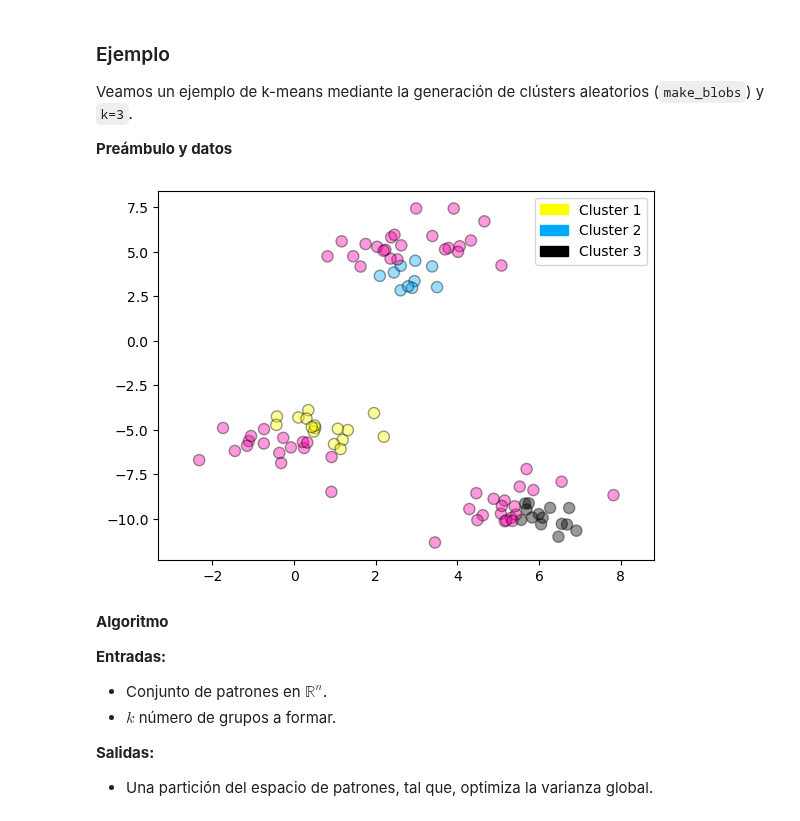
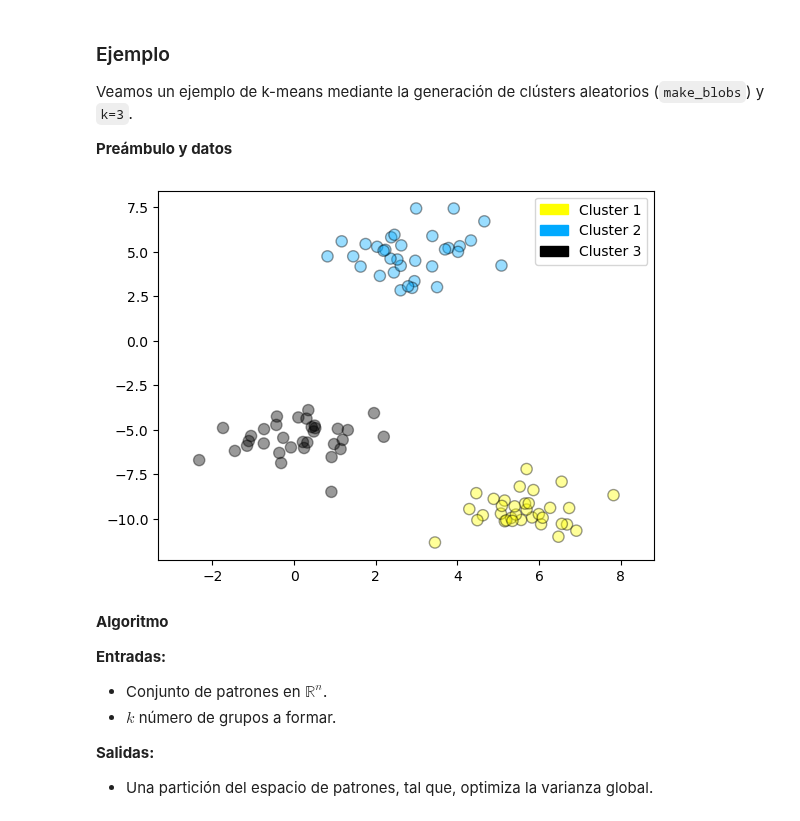
Before and after one commit to vmoprojs/MLPython, a Jupyter notebook: NoSupervizado.ipynb, the cells around one changed output. Cells and saved outputs as stored; diff of their text form; code cells hidden in the pictures.

```diff
--- a/NoSupervizado.ipynb
+++ b/NoSupervizado.ipynb
@@ -32,23 +32,23 @@ Veamos un ejemplo de k-means mediante la generación de clústers aleatorios (`m
 # %%
 
 #%matplotlib notebook
 import numpy as np
 import pandas as pd
 import seaborn as sn
 import matplotlib.pyplot as plt
 
 from sklearn.datasets import make_blobs
 from sklearn.cluster import KMeans
 from shared_utilities import plot_labelled_scatter
 
 X, y = make_blobs(random_state = 10)
 
-kmeans = KMeans(n_init = 3)
+kmeans = KMeans(n_init = 3,n_clusters = 3)
 kmeans.fit(X)
 
 plot_labelled_scatter(X, kmeans.labels_, ['Cluster 1', 'Cluster 2', 'Cluster 3'])
 # %% [output]
-[figure, old version]
+[figure, new version]
 # %% [markdown]
 **Algoritmo**
 
```
Also changed, not shown: parts of 2 cells of this notebook, 8 other files.
